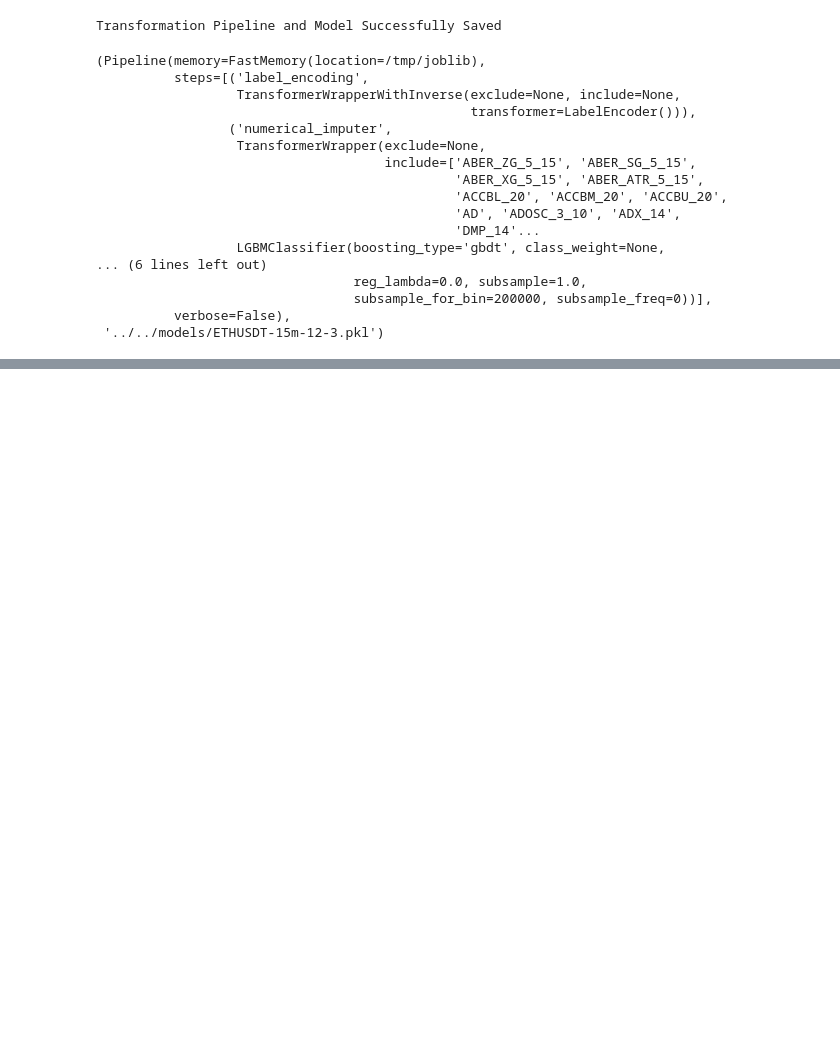
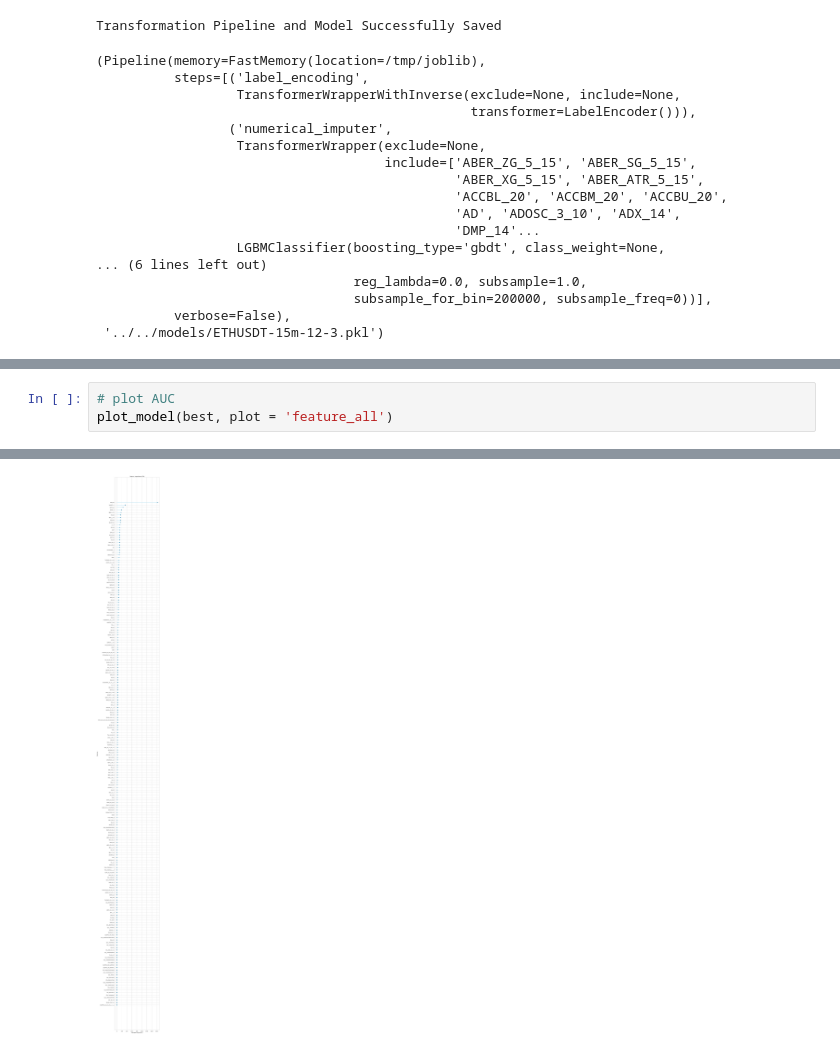
Before and after one commit to henokali1/trdr, a Jupyter notebook: ml/pycaret_classification.ipynb, the cells around one changed output, grey strips where cells are left out. Drawn from its saved outputs; the diff is of its cells as text; blank space fills up the shorter version.

```diff
--- a/ml/pycaret_classification.ipynb
+++ b/ml/pycaret_classification.ipynb
@@ -619,0 +155,4 @@ url
+# %%
+# plot AUC
+plot_model(best, plot = 'feature_all')
+# %% [output]
@@ -619,0 +160 @@ url
+[figure, added]
```
Also changed, not shown: parts of 21 cells of this notebook, 1 other file.
